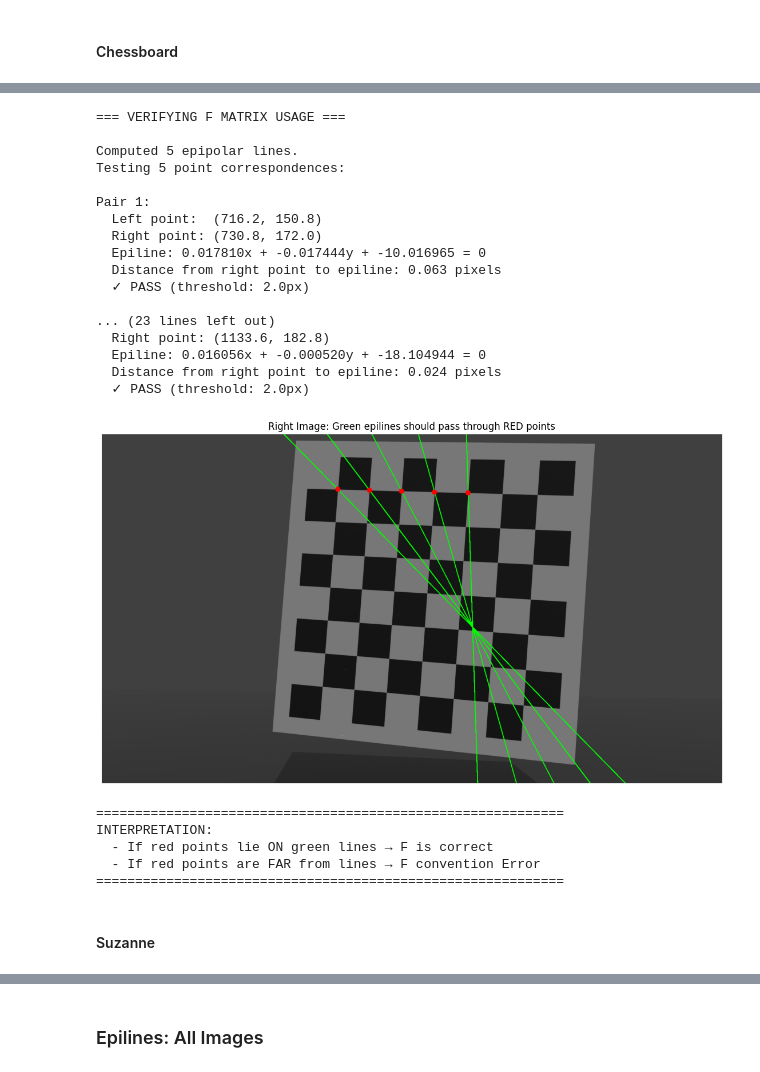
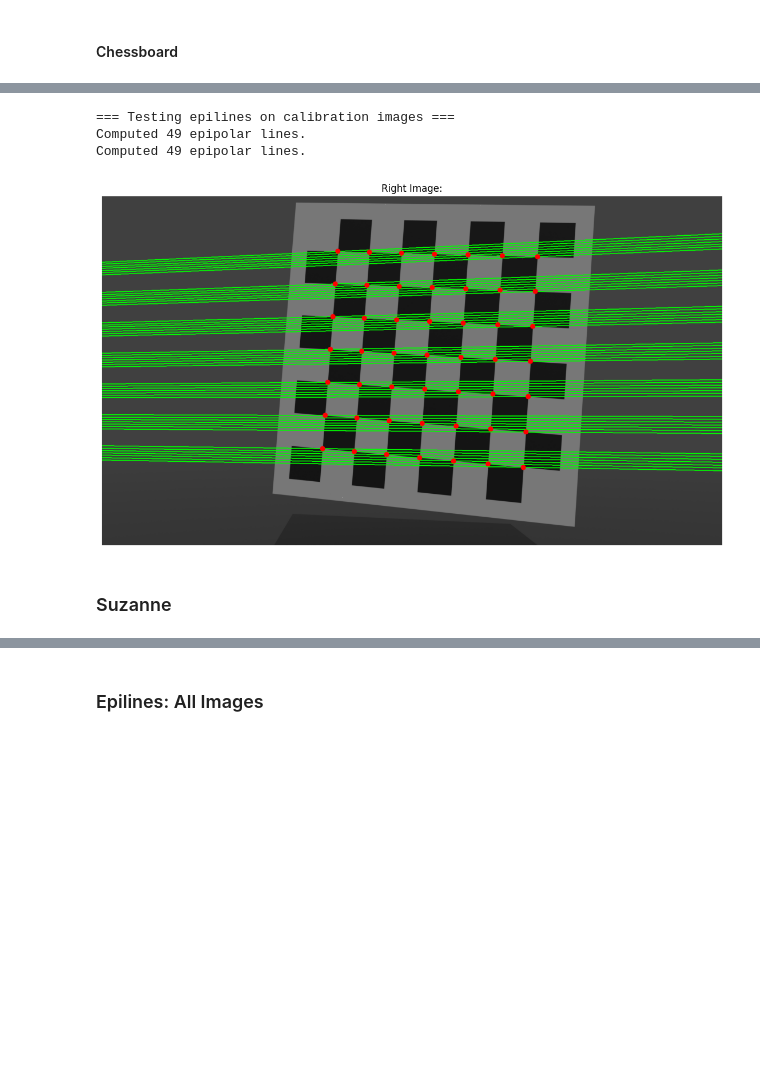
Before and after one commit to Muten-Roshi-Sama/Epipolar_3D_Image_Reconstruction_GPUcomputing, a Jupyter notebook: 3D_reconstruct.ipynb, the cells around one changed output, grey strips where cells are left out. Drawn from its saved outputs; the diff is of its cells as text; code cells hidden in the pictures; blank space fills up the shorter version.

Commit message:
Chessboard epilines ok, doing suzanne's

```diff
--- a/3D_reconstruct.ipynb
+++ b/3D_reconstruct.ipynb
@@ -803,6 +858,6 @@ F_manual = get_chess_F_mat_manual()
 # %%
-# FUNDAMENTAL_MATRIX = F_manual #F_manual_2 #  # F_manual
-FUNDAMENTAL_MATRIX = F_opencv #F_manual_2 #  #
+FUNDAMENTAL_MATRIX = F_manual #F_manual_2 #  # F_manual
+# FUNDAMENTAL_MATRIX = F_opencv #F_manual_2 #  #
 # %% [markdown]
 ### Threshold: 1 Image
 # %%
@@ -990,88 +1004,38 @@ Computed 49 epipolar lines.
 # %%
-# =============================================================
-# CRITICAL TEST: Do epilines pass through corresponding points?
-# =============================================================
-print("=== VERIFYING F MATRIX USAGE ===\n")
+print("=== Testing epilines on calibration images ===")
 
 # Get corresponding corners from BOTH images
 result_test_left = detect_chessboard_corners("./chessboards/c4Left.png")
 result_test_right = detect_chessboard_corners("./chessboards/c4Right.png")
 
 pts_left_test = result_test_left['corners'].reshape(-1, 2)
 pts_right_test = result_test_right['corners'].reshape(-1, 2)
 
-# Take first 5 corner pairs
-test_pairs = 5
-pts_left_sample = pts_left_test[:test_pairs]
-pts_right_sample = pts_right_test[:test_pairs]
+# Compute epilines in RIGHT image from LEFT points
+epilines_right = get_epilines(FUNDAMENTAL_MATRIX, pts_left_test)
 
-# Compute epilines in RIGHT image from LEFT points
-epilines_right = get_epilines(FUNDAMENTAL_MATRIX, pts_left_sample)
-
-print(f"Testing {test_pairs} point correspondences:\n")
-
-# For each correspondence, check if right point lies on its epiline
-for i in range(test_pairs):
-    x_r, y_r = pts_right_sample[i]
-    a, b, c = epilines_right[i]
-
-    # Distance from point to line: |ax + by + c| / sqrt(a² + b²)
-    distance = abs(a * x_r + b * y_r + c) / np.sqrt(a**2 + b**2)
-
-    print(f"Pair {i+1}:")
-    print(f"  Left point:  ({pts_left_sample[i][0]:.1f}, {pts_left_sample[i][1]:.1f})")
-    print(f"  Right point: ({x_r:.1f}, {y_r:.1f})")
-    print(f"  Epiline: {a:.6f}x + {b:.6f}y + {c:.6f} = 0")
-    print(f"  Distance from right point to epiline: {distance:.3f} pixels")
-    print(f"  {'✓ PASS' if distance < 2.0 else '✗ FAIL'} (threshold: 2.0px)\n")
-
-# Visual check
+# draw epilines
 img_test_right = cv2.imread("./chessboards/c4Right.png")
 img_test_right_rgb = cv2.cvtColor(img_test_right, cv2.COLOR_BGR2RGB)
 img_visual = draw_epilines(img_test_right_rgb, epilines_right, color=(0, 255, 0), thickness=2)
 
-# Draw the corresponding points in RED to see if they lie on the green epilines
-for i in range(test_pairs):
-    x, y = pts_right_sample[i]
+# Draw points in RED
+for i in range(len(pts_right_test)):
+    x, y = pts_right_test[i]
     cv2.circle(img_visual, (int(x), int(y)), 8, (255, 0, 0), -1)
 
 plt.figure(figsize=(14, 10))
 plt.imshow(img_visual)
-plt.title('Right Image: Green epilines should pass through RED points')
+plt.title('Right Image:')
 plt.axis('off')
 plt.show()
-
-print("\n" + "="*60)
-print("INTERPRETATION:")
-print("  - If red points lie ON green lines → F is correct")
-print("  - If red points are FAR from lines → F convention Error")
-print("="*60)
 # %% [output]
-=== VERIFYING F MATRIX USAGE ===
-
-Computed 5 epipolar lines.
-Testing 5 point correspondences:
-
-Pair 1:
-  Left point:  (716.2, 150.8)
-  Right point: (730.8, 172.0)
-  Epiline: 0.017810x + -0.017444y + -10.016965 = 0
-  Distance from right point to epiline: 0.063 pixels
-  ✓ PASS (threshold: 2.0px)
-
-... (23 lines left out)
-  Right point: (1133.6, 182.8)
-  Epiline: 0.016056x + -0.000520y + -18.104944 = 0
-  Distance from right point to epiline: 0.024 pixels
-  ✓ PASS (threshold: 2.0px)
+=== Testing epilines on calibration images ===
+Computed 49 epipolar lines.
+Computed 49 epipolar lines.
-[figure, old version]
+[figure, new version]
-============================================================
-INTERPRETATION:
-  - If red points lie ON green lines → F is correct
-  - If red points are FAR from lines → F convention Error
-============================================================
 # %% [markdown]
-#### Suzanne
+### Suzanne
 # %%
 # Left image processing
 path_left = './scanLeft/0014.png'
```
Also changed, not shown: parts of 11 cells of this notebook.
